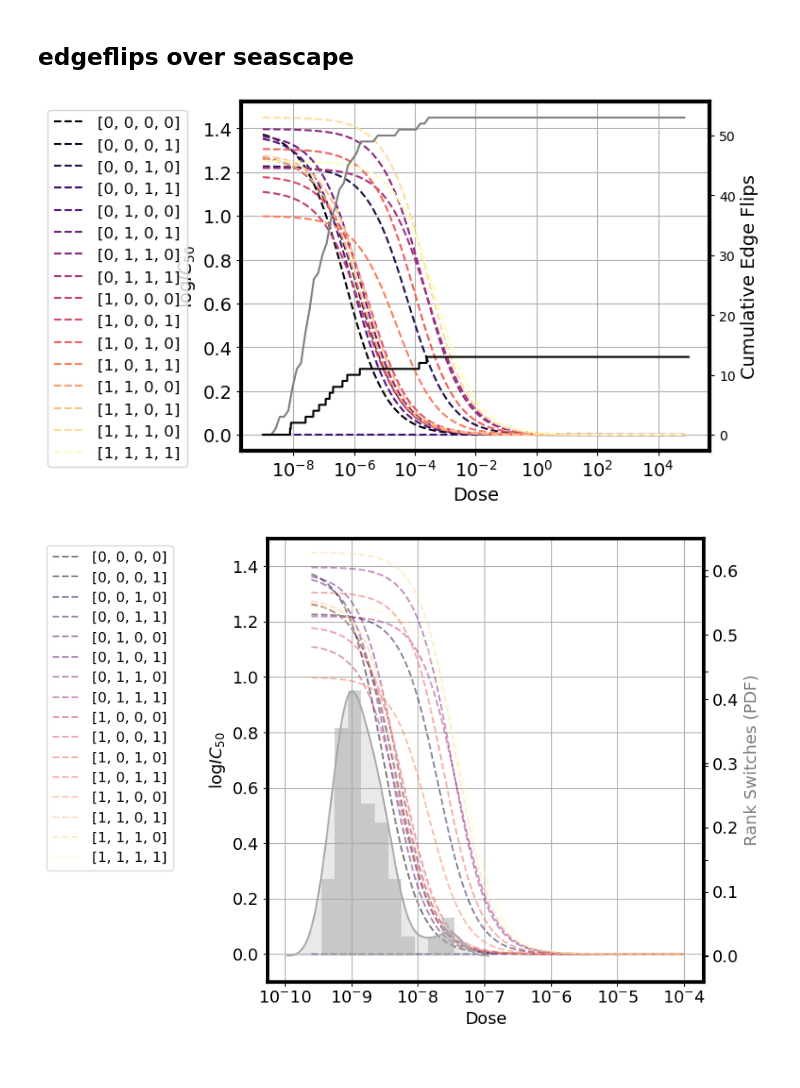
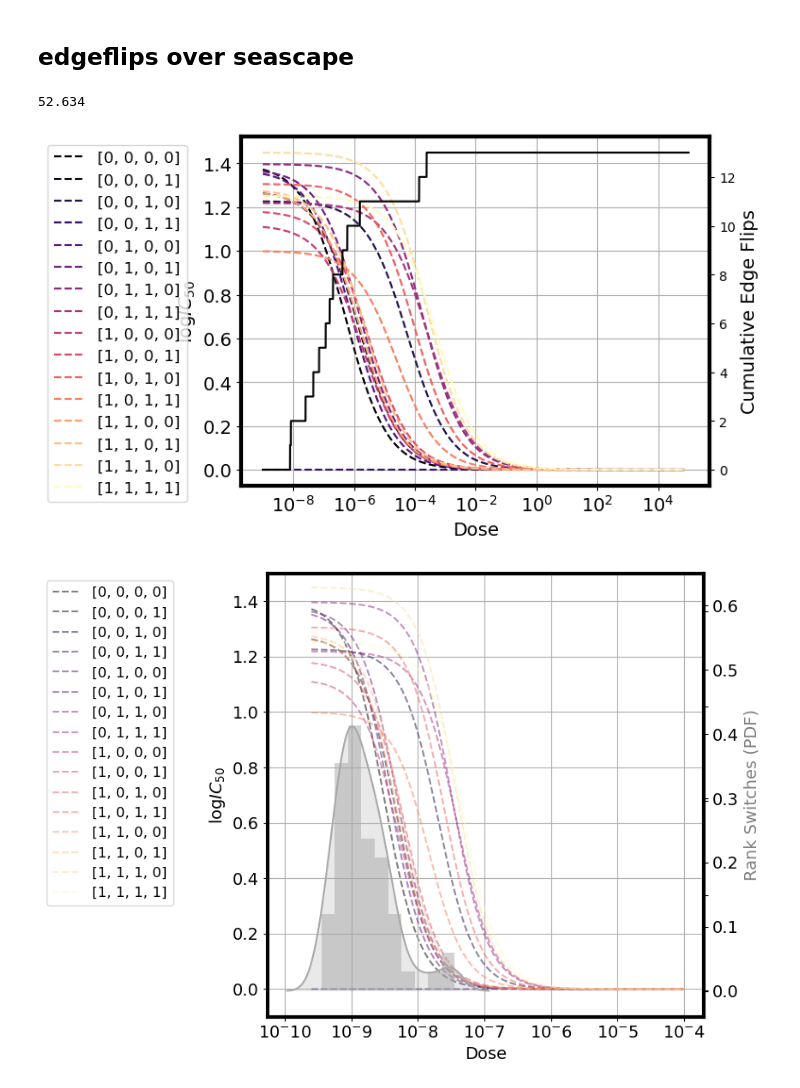
Before and after one commit to nkrishnan94/edgeflips, a Jupyter notebook: edgeflips.ipynb, the cells around one changed output. Saved outputs shown, nothing was run; the diff lists cells and outputs as text; code cells hidden in the pictures.

```diff
--- a/edgeflips.ipynb
+++ b/edgeflips.ipynb
@@ -664,0 +1686,22 @@ plt.scatter(np.mean(spearMatrix,axis=0),np.mean(flipMatrix,axis=0))
+# %%
+peakDist = np.zeros((len(landscapes),len(landscapes)))
+for i,l1 in enumerate(landscapes):
+    for j,l2 in enumerate(landscapes):
+        k1=l1.getGlobalPeak()
+        k2=l2.getGlobalPeak()
+        y1=l1.getLowestFitnessPeak()
+        y2=l2.getLowestFitnessPeak()
+
+
+        peakDist[i,j] = hammingDistance(k1,y2)
+        peakDist[j,i] = hammingDistance(k2,y1)
+# %%
+epiMatrix=np.zeros((len(landscapes),len(landscapes)))
+
+for i,l1 in enumerate(landscapes):
+    for j,l2 in enumerate(landscapes):
+        fw1=np.dot(hadamard(16, dtype=complex),np.array(l1.landscape))/16
+        fw2 =np.dot(hadamard(16, dtype=complex),np.array(l2.landscape))/16
+
+        epiMatrix[i,j]=np.max(fw1)-np.max(fw2)
+        #epiMatrix[i,j]=np.sum(np.abs(hadamard(16, dtype=complex)*np.array(l1.landscape) / 16) +np.abs(hadamard(16, dtype=complex)*np.array(l2.landscape) / 16))
@@ -665,5 +1729,14 @@ plt.scatter(np.mean(spearMatrix,axis=0),np.mean(flipMatrix,axis=0))
 # %% [markdown]
 ## edgeflips over seascape
+# %%
+
+for i,l1 in enumerate(landscapes):
+    for j,l2 in enumerate(landscapes):
+
+
+        np.sum(np.abs(hadamard(16, dtype=complex)*np.array(MIRA_AMP.landscape) / 16) +np.abs(hadamard(16, dtype=complex)*np.array(MIRA_AM.landscape) / 16))
+# %% [output]
+52.634
 # %%
 ##Adapted from Irem et al, 2020
 # This script reproduces the drug response curves in Ogbunugafor et. al, 2016
@@ -700,9 +1773,11 @@ arr = np.abs(np.diff(np.argsort(ys,axis=0)))
 arr[arr!=0] = 1
 # %%
 flip_inds =np.argwhere(np.sum(np.abs(np.diff(np.argsort(np.array(ys),axis=0))),axis=0)!=0)
-
+pairs = []
+non_pairs =[]
 flips = np.zeros(len(xs))
-for ind in flip_inds:
+pair_inds=[]
+for i,ind in enumerate(flip_inds):
     ind=ind[0]
 
     l1= FitnessLandscape(np.array(ys)[:,ind])
@@ -713,30 +1788,34 @@ for ind in flip_inds:
 
 
     flips[ind] = np.sum(np.abs(edgeFlips(p1,p2))/2)
+    non_pairs.append(np.argwhere(arr[:,ind]!=0).flatten())
+    if np.sum(np.abs(edgeFlips(p1,p2))/2)!=0:
+        pairs.append(np.argwhere(edgeFlips(p1,p2)!=0))
+        pair_inds.append(i)
 # %%
 fig,ax=plt.subplots()
 ax2= ax.twinx()
 for genotype in range(len(logic50s)):
     ax.semilogx(xs[::1000], ys[genotype][::1000],color=colors[genotype],label=convertIntToGenotype(genotype,4),linestyle="--")
 
 
 ax.grid()
 
 ax.legend(fontsize=12,bbox_to_anchor=(-.1,1))
 
 
-ax2.semilogx(xs[1:][::1000],np.cumsum(np.sum(arr,axis=0))[::1000]/2,color='gray',label)
+#ax2.semilogx(xs[1:][::1000],np.cumsum(np.sum(arr,axis=0))[::1000]/2,color='gray')
 ax2.semilogx(xs,np.cumsum(flips),color='k')
 for axis in ['bottom','left','top','right']:
     ax.spines[axis].set_linewidth(3)
 ax.set_ylabel('$\log IC_{50}$',fontsize=14)
 ax.set_xlabel('Dose',fontsize=14)
 ax2.set_ylabel('Cumulative Edge Flips',fontsize=14)
 
 ax.tick_params(axis='both', which='major', labelsize=14)
 plt.rcParams['figure.facecolor'] = 'white'
 # %% [output]
-[figure, old version]
+[figure, new version]
 # %%
 fig,ax=plt.subplots(figsize=(9,6))
 
```
Also changed, not shown: parts of 94 cells of this notebook, 13 other files.
